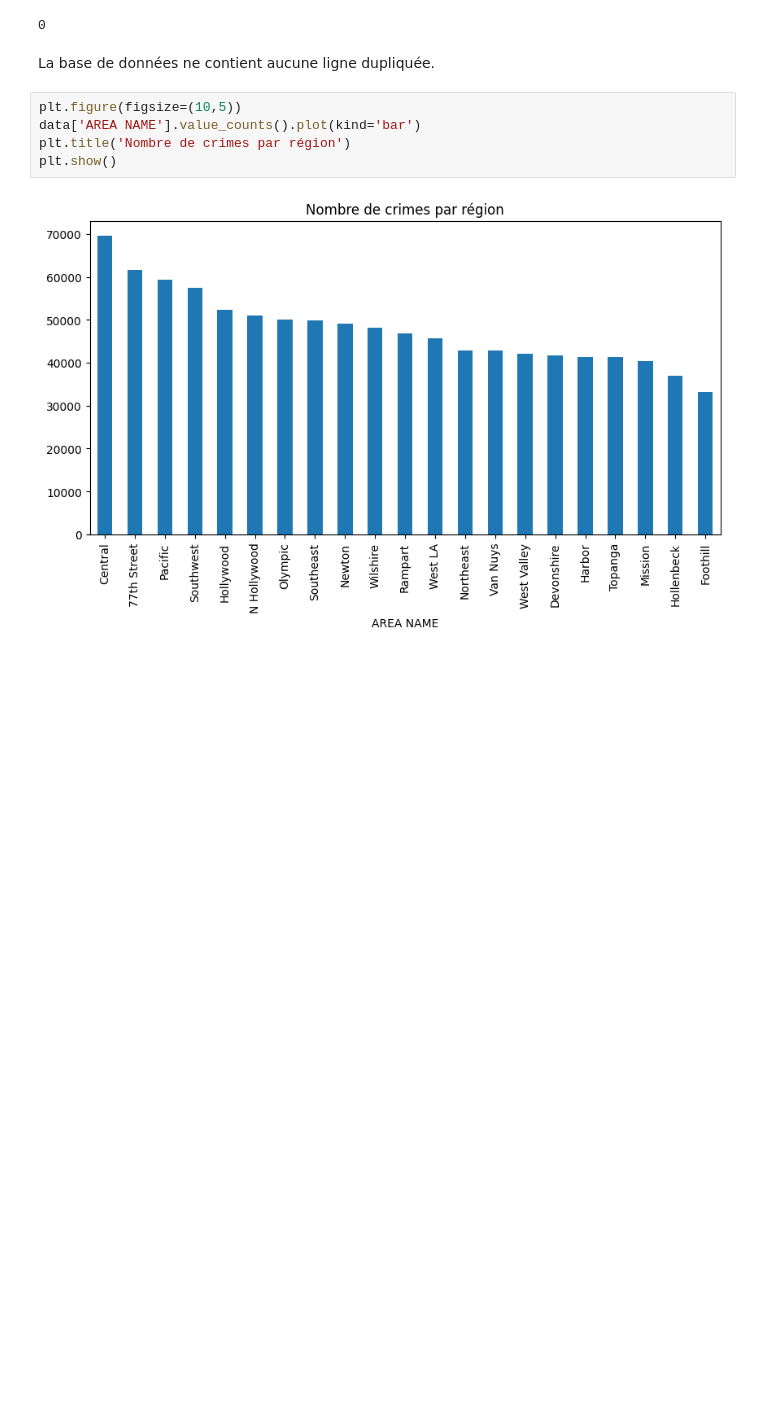
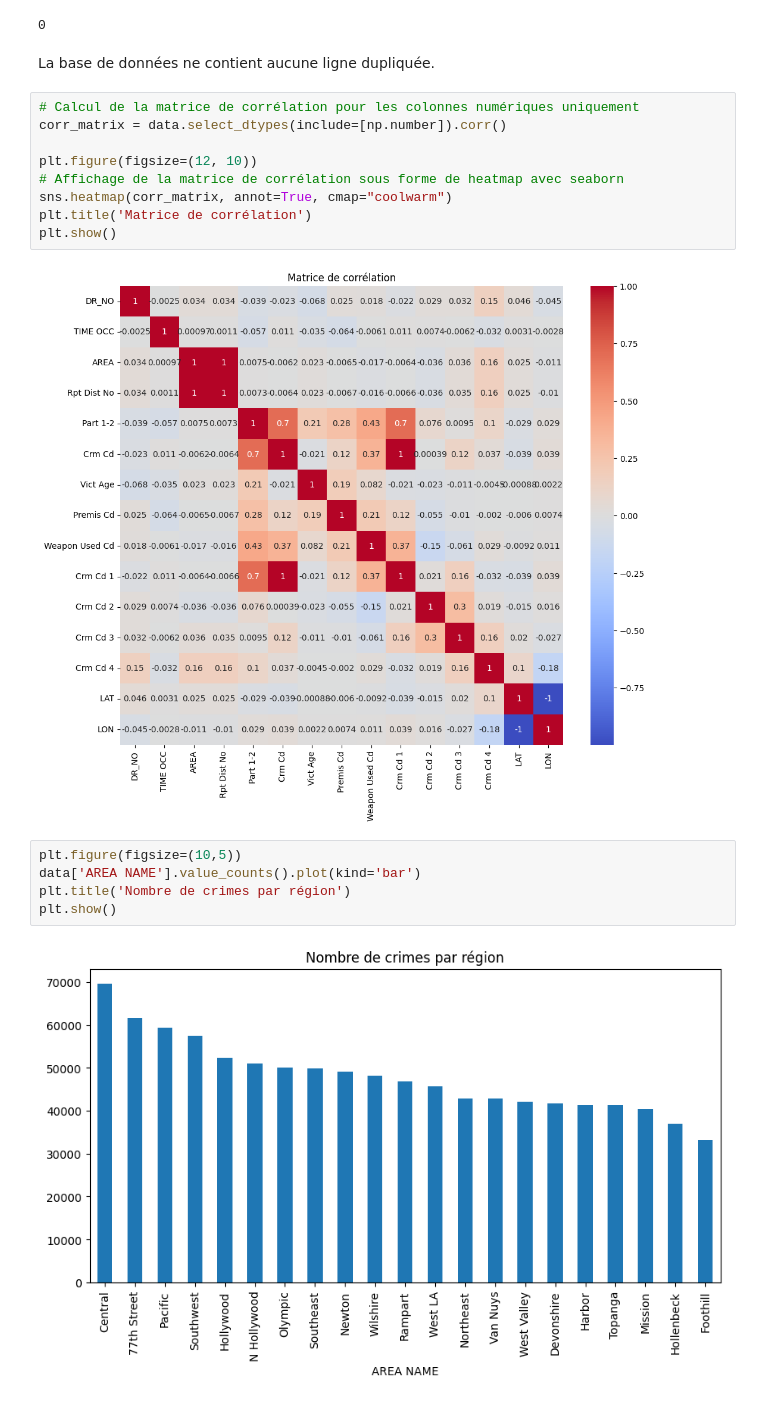
Before and after one commit to Gustiyn/Crime_Data_Analysis, a Jupyter notebook: Crime_data.ipynb, the cells around one changed output. Drawn from its saved outputs; the diff is of its cells as text; blank space fills up the shorter version.

```diff
--- a/Crime_data.ipynb
+++ b/Crime_data.ipynb
@@ -97,6 +97,17 @@ print(duplicates.sum())
 0
 # %% [markdown]
 La base de données ne contient aucune ligne dupliquée.
+# %%
+# Calcul de la matrice de corrélation pour les colonnes numériques uniquement
+corr_matrix = data.select_dtypes(include=[np.number]).corr()
+
+plt.figure(figsize=(12, 10))
+# Affichage de la matrice de corrélation sous forme de heatmap avec seaborn
+sns.heatmap(corr_matrix, annot=True, cmap="coolwarm")
+plt.title('Matrice de corrélation')
+plt.show()
+# %% [output]
+[figure, added]
 # %%
 plt.figure(figsize=(10,5))
 data['AREA NAME'].value_counts().plot(kind='bar')
```
